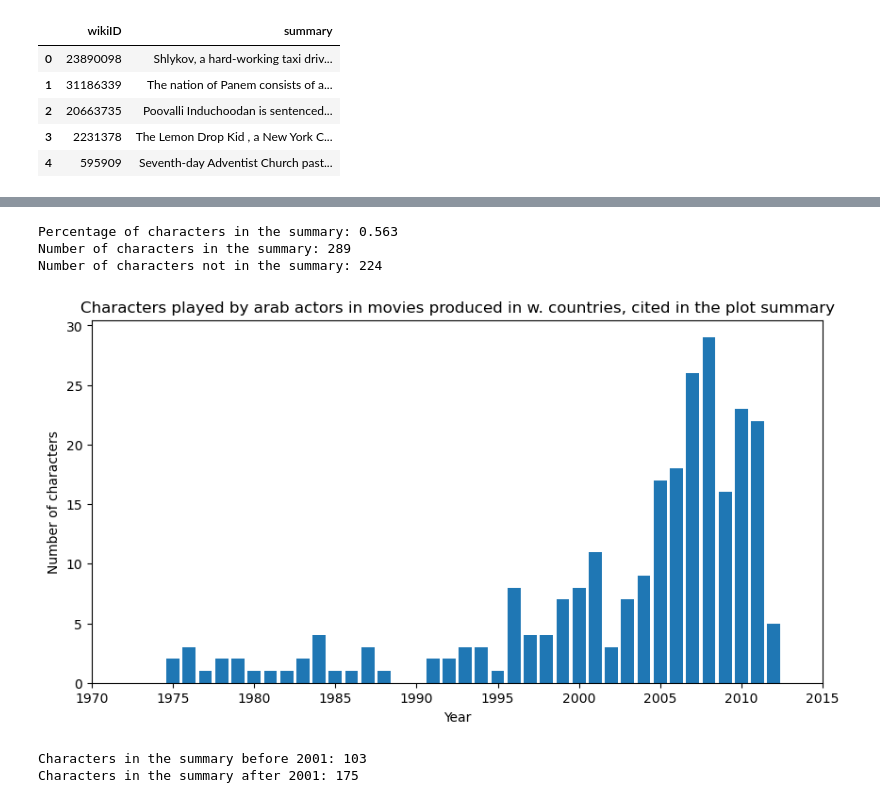
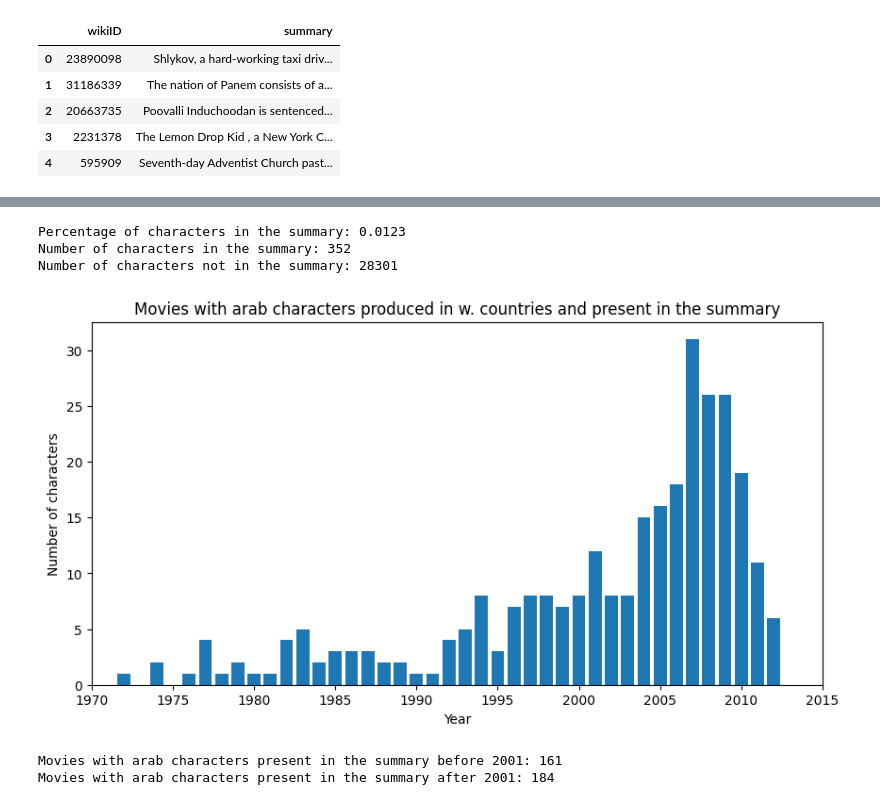
Before and after one commit to epfl-ada/ada-2023-project-pinacolada, a Jupyter notebook: P2.ipynb, the cells around one changed output, grey strips where cells are left out. Drawn from its saved outputs; the diff is of its cells as text; code cells hidden in the pictures.

```diff
--- a/P2.ipynb
+++ b/P2.ipynb
@@ -483,0 +619,8 @@ movies_characters_ar_we_plot.head(2)
+# %%
+# Add a column to the dataframe that indicates if the movie plot contains an arabic name
+plot_summaries_chars['has_arabic_character'] = plot_summaries_chars['Chars in plot'].apply(lambda x: any(str(entity[0]).lower() in arab_names for entity in x))
+
+# New dataframe, filtering on movies with arabic characters
+movies_with_arabic = plot_summaries_chars[plot_summaries_chars['has_arabic_character']==True]
+display(movies_with_arabic.head())
+print(f'There are {movies_with_arabic.shape[0]} movies with arabic characters')
@@ -483,0 +720,4 @@ movies_characters_ar_we_plot.head(2)
+# %%
+# Add the country feature to the plot_summaries_chars dataframe
+plot_summaries_chars = pd.merge(plot_summaries_chars, movies[['wikiID','countries','release_date']], left_on='wikiID',right_on='wikiID', how='left')
+plot_summaries_chars.head()
@@ -483,0 +731,4 @@ movies_characters_ar_we_plot.head(2)
+# %%
+plot_summaries_chars.dropna(inplace=True, subset=['countries'])
+plot_summaries_chars['is_western_country'] = plot_summaries_chars['countries'].apply(lambda x: not set(x).isdisjoint(set(western_countries)))
+plot_summaries_chars.head()
@@ -483,0 +742,5 @@ movies_characters_ar_we_plot.head(2)
+# %%
+# movies with arabic characters from western countries
+movies_ar_western = plot_summaries_chars[(plot_summaries_chars['has_arabic_character']) & (plot_summaries_chars['is_western_country'])]
+
+movies_ar_western.head()
@@ -484,28 +754,30 @@ movies_characters_ar_we_plot.head(2)
 # %%
-char_percent = movies_characters_ar_we_plot['char_inplot'].sum()/movies_characters_ar_we_plot.shape[0]
+# Movies from western countries
+movies_western = plot_summaries_chars[plot_summaries_chars['is_western_country']]
+char_percent = movies_ar_western['has_arabic_character'].sum()/movies_western.shape[0]
 print(f'Percentage of characters in the summary: {char_percent:.3}')
-print(f'Number of characters in the summary: {movies_characters_ar_we_plot["char_inplot"].sum()}')
-print(f'Number of characters not in the summary: {movies_characters_ar_we_plot.shape[0]-movies_characters_ar_we_plot["char_inplot"].sum()}')
+print(f'Number of characters in the summary: {movies_ar_western["has_arabic_character"].sum()}')
+print(f'Number of characters not in the summary: {movies_western.shape[0]-movies_ar_western["has_arabic_character"].sum()}')
 # %% [output]
-Percentage of characters in the summary: 0.563
-Number of characters in the summary: 289
-Number of characters not in the summary: 224
+Percentage of characters in the summary: 0.0123
+Number of characters in the summary: 352
+Number of characters not in the summary: 28301
 # %%
 # Plot the yearly number of arab characters in movies pubblished in USA, present in the summary
 
 
 plt.figure(figsize=(10,5))
-yearly_ar_we_characters = movies_characters_ar_we_plot.groupby(movies_characters_ar_we_plot['release_date'].dt.year)['char_inplot'].sum().reset_index(name='characters_ar_we_inplot')
-plt.bar(yearly_ar_we_characters['release_date'],yearly_ar_we_characters['characters_ar_we_inplot'])
+yearly_ar_we_movies = movies_ar_western.groupby(movies_ar_western['release_date'].dt.year)['has_arabic_character'].sum().reset_index(name='characters_ar_we_inplot')
+plt.bar(yearly_ar_we_movies['release_date'],yearly_ar_we_movies['characters_ar_we_inplot'])
 plt.xlim(1970,2015)
 plt.xlabel('Year')
 plt.ylabel('Number of characters')
-plt.title('Characters played by arab actors in movies produced in w. countries, cited in the plot summary')
+plt.title('Movies with arab characters produced in w. countries and present in the summary')
 plt.show()
 
-print(f'Characters in the summary before 2001: {yearly_ar_we_characters[yearly_ar_we_characters["release_date"]<=2001]["characters_ar_we_inplot"].sum()}')
-print(f'Characters in the summary after 2001: {yearly_ar_we_characters[yearly_ar_we_characters["release_date"]>2001]["characters_ar_we_inplot"].sum()}')
+print(f'Movies with arab characters present in the summary before 2001: {yearly_ar_we_movies[yearly_ar_we_movies["release_date"]<=2001]["characters_ar_we_inplot"].sum()}')
+print(f'Movies with arab characters present in the summary after 2001: {yearly_ar_we_movies[yearly_ar_we_movies["release_date"]>2001]["characters_ar_we_inplot"].sum()}')
 # %% [output]
-[figure, old version]
+[figure, new version]
-Characters in the summary before 2001: 103
-Characters in the summary after 2001: 175
+Movies with arab characters present in the summary before 2001: 161
+Movies with arab characters present in the summary after 2001: 184
```
Also changed, not shown: parts of 58 cells of this notebook.
